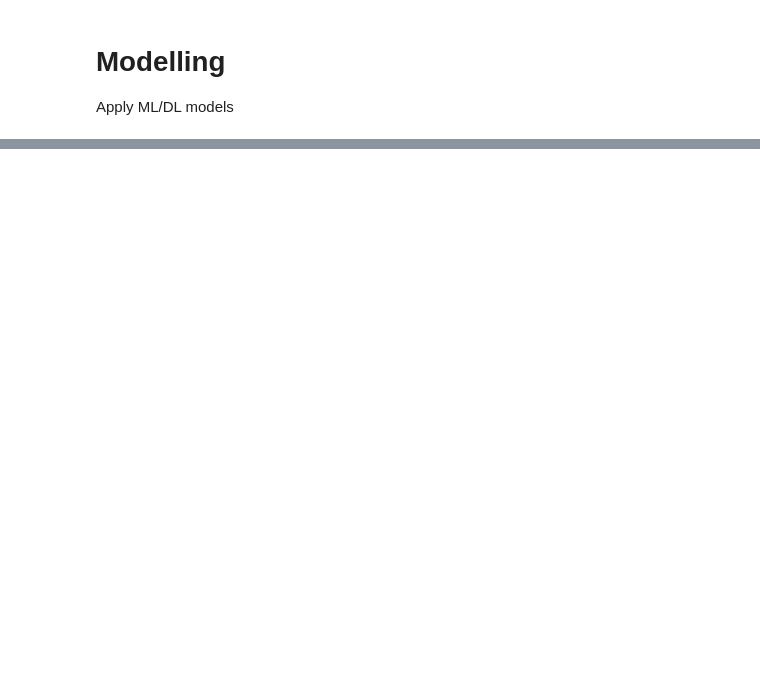
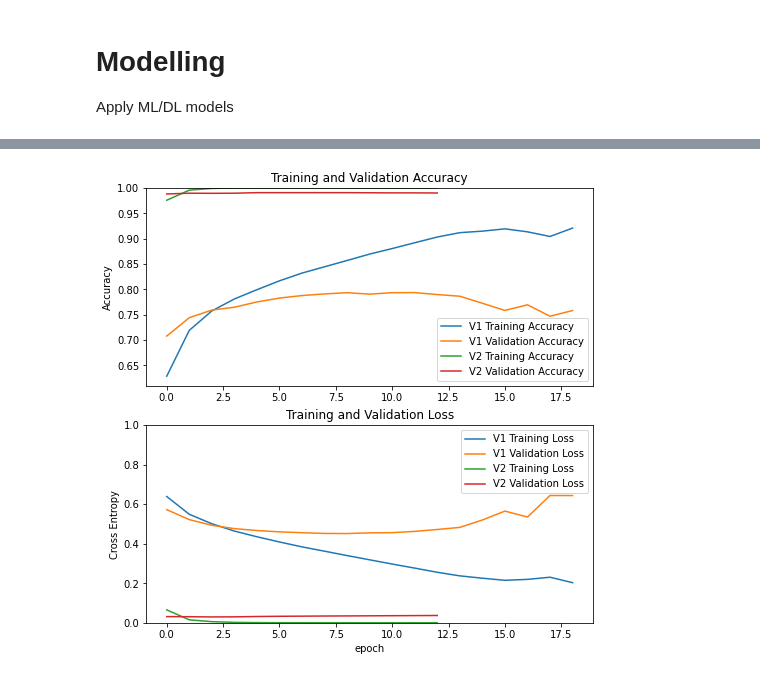
Before and after one commit to metalglove/Fontys-ADS, a Jupyter notebook: Assignments/CNN/CNN assignment.ipynb, the cells around one changed output, grey strips where cells are left out. Cells and saved outputs as stored; diff of their text form; code cells hidden in the pictures; blank space fills up the shorter version.

```diff
--- a/Assignments/CNN/CNN assignment.ipynb
+++ b/Assignments/CNN/CNN assignment.ipynb
@@ -258,0 +431,37 @@ ValueError: could not broadcast input array from shape (64,256,256,3) into shape
+# %%
+acc1 = results1.history['accuracy']
+val_acc1 = results1.history['val_accuracy']
+
+loss1 = results1.history['loss']
+val_loss1 = results1.history['val_loss']
+
+acc2 = results2.history['accuracy']
+val_acc2 = results2.history['val_accuracy']
+
+loss2 = results2.history['loss']
+val_loss2 = results2.history['val_loss']
+
+plt.figure(figsize=(8, 8))
+plt.subplot(2, 1, 1)
+plt.plot(acc1, label='V1 Training Accuracy')
+plt.plot(val_acc1, label='V1 Validation Accuracy')
+plt.plot(acc2, label='V2 Training Accuracy')
+plt.plot(val_acc2, label='V2 Validation Accuracy')
+plt.legend(loc='lower right')
+plt.ylabel('Accuracy')
+plt.ylim([min(plt.ylim()),1])
+plt.title('Training and Validation Accuracy')
+
+plt.subplot(2, 1, 2)
+plt.plot(loss1, label='V1 Training Loss')
+plt.plot(val_loss1, label='V1 Validation Loss')
+plt.plot(loss2, label='V2 Training Loss')
+plt.plot(val_loss2, label='V2 Validation Loss')
+plt.legend(loc='upper right')
+plt.ylabel('Cross Entropy')
+plt.ylim([0,1.0])
+plt.title('Training and Validation Loss')
+plt.xlabel('epoch')
+plt.show()
+# %% [output]
+[figure, added]
```
Also changed, not shown: parts of 23 cells of this notebook.
